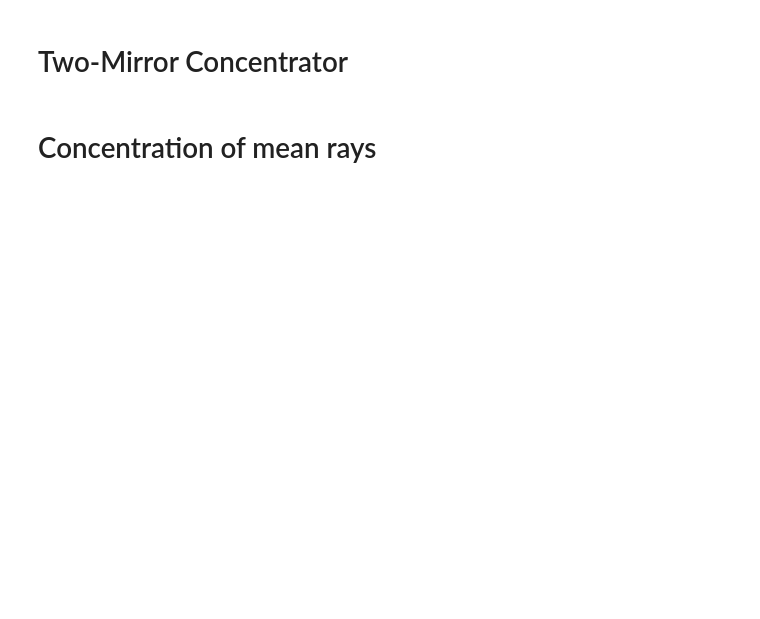
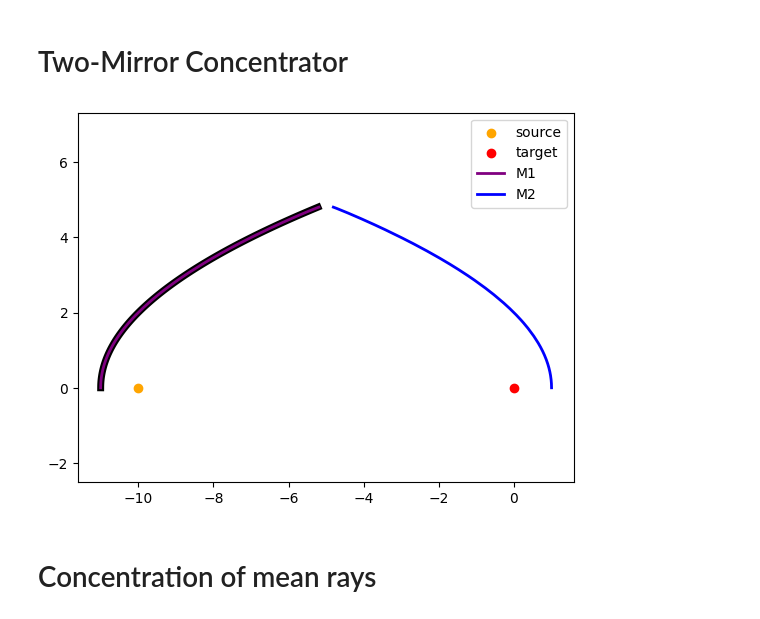
Before and after one commit to ssteinberg/solar_optical_concentrator, a Jupyter notebook: results.ipynb, the cells around one changed output. Saved outputs shown, nothing was run; the diff lists cells and outputs as text; code cells hidden in the pictures; blank space fills up the shorter version.

```diff
--- a/results.ipynb
+++ b/results.ipynb
@@ -6,26 +6,48 @@ import matplotlib.pyplot as plt
 # %%
 # import
 # data_2mc = np.loadtxt('data_2mc_flat.csv', delimiter = ',')
-data_2mc = np.loadtxt('data_2mc_cyl.csv', delimiter = ',')
+# data_2mc = np.loadtxt('data_2mc_cyl.csv', delimiter = ',')
 # data_2mc = np.loadtxt('data_scale_inv.csv', delimiter = ',')
+data_2mc = np.loadtxt('data_2mc_fin_cyl.csv', delimiter = ',')
 
-# target
-plt.scatter(0, 0, c = 'r', label = 'target')
+# source and target
+plt.scatter(-10, 0, c = 'orange', label = 'source')
+plt.scatter(0, 0, c = 'red', label = 'target')
+
+# parabola
+# Y = np.linspace(0, 2, 100)
+# X1 = 0.256 * Y ** 2 - 2
+# plt.plot(X1, Y, linewidth = 5, c = 'black')
+# X2 = - 0.256 * Y ** 2 + 1
+# plt.plot(X2, Y, linewidth = 5, c = 'black')
+
+
+
+# fitting a polynomial
+a, b, c = np.polyfit(data_2mc[:, 1], data_2mc[:, 0], deg = 2)
+parabola = np.poly1d([a, b, c])
+y_fit = np.linspace(data_2mc[0, 1], data_2mc[-1, 1], 100)
+x_fit = parabola(y_fit)
+plt.plot(x_fit, y_fit, linewidth = 5, c = 'black')
+
+
 
 # M1
 plt.plot(data_2mc[:, 0], data_2mc[:, 1], linewidth = 2, c = 'purple', label = 'M1')
-plt.text(data_2mc[0, 0], data_2mc[0, 1], s = f'({data_2mc[0, 0]}, {data_2mc[0, 1]})')
-plt.text(data_2mc[data_2mc.shape[0] - 1, 0], data_2mc[data_2mc.shape[0] - 1, 1], s = f'({data_2mc[data_2mc.shape[0] - 1, 0]}, {data_2mc[data_2mc.shape[0] - 1, 1]})')
+# plt.text(data_2mc[0, 0], data_2mc[0, 1], s = f'({data_2mc[0, 0]}, {data_2mc[0, 1]})')
+# plt.text(data_2mc[data_2mc.shape[0] - 1, 0], data_2mc[data_2mc.shape[0] - 1, 1], s = f'({data_2mc[data_2mc.shape[0] - 1, 0]}, {data_2mc[data_2mc.shape[0] - 1, 1]})')
 
 # M2
 plt.plot(data_2mc[:, 2], data_2mc[:, 3], linewidth = 2, c = 'blue', label = 'M2')
-plt.text(data_2mc[0, 2], data_2mc[0, 3], s = f'({data_2mc[0, 2]}, {data_2mc[0, 3]})')
-plt.text(data_2mc[data_2mc.shape[0] - 1, 2], data_2mc[data_2mc.shape[0] - 1, 3], s = f'({data_2mc[data_2mc.shape[0] - 1, 2]}, {data_2mc[data_2mc.shape[0] - 1, 3]})')
+# plt.text(data_2mc[0, 2], data_2mc[0, 3], s = f'({data_2mc[0, 2]}, {data_2mc[0, 3]})')
+# plt.text(data_2mc[data_2mc.shape[0] - 1, 2], data_2mc[data_2mc.shape[0] - 1, 3], s = f'({data_2mc[data_2mc.shape[0] - 1, 2]}, {data_2mc[data_2mc.shape[0] - 1, 3]})')
 
 # display
 plt.axis('equal')
 plt.legend()
 plt.show()
+# %% [output]
+[figure, added]
 # %% [markdown]
 # Concentration of mean rays
 # %%
```
Also changed, not shown: parts of 2 cells of this notebook, 1 other file.
